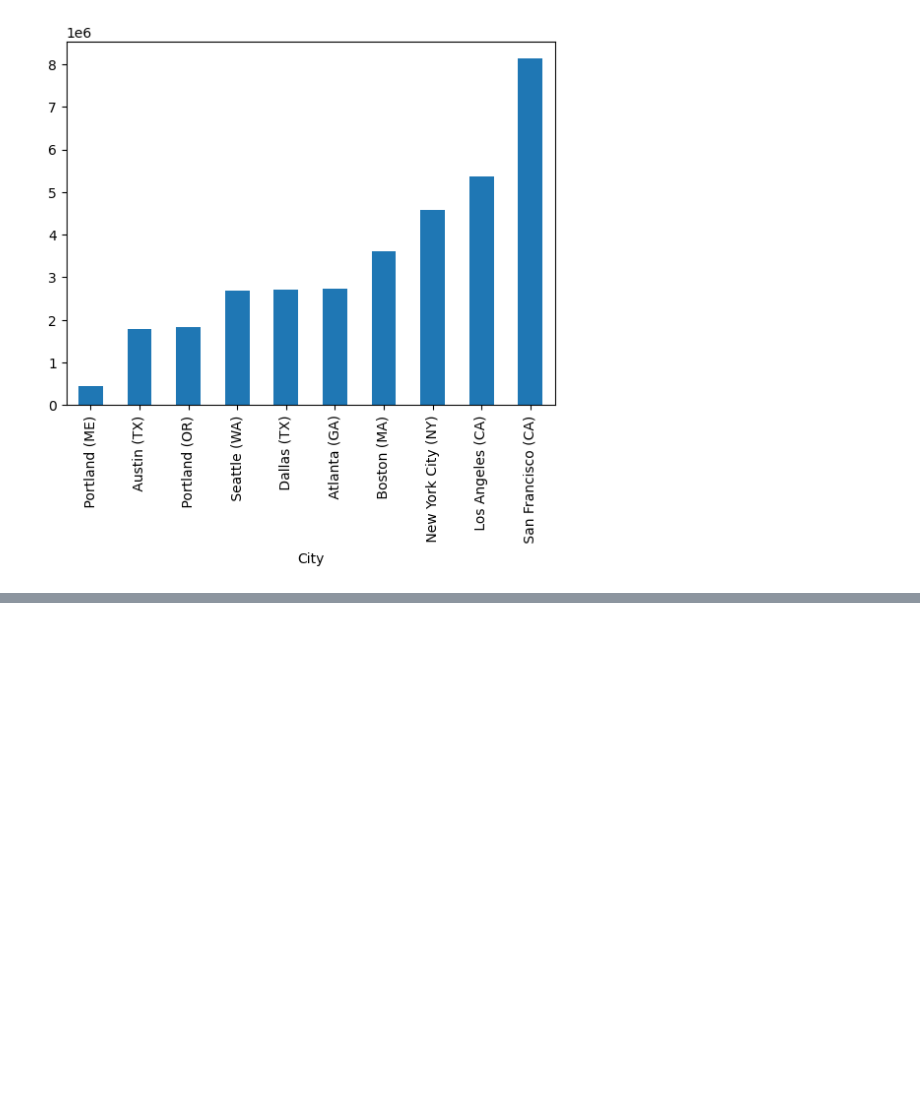
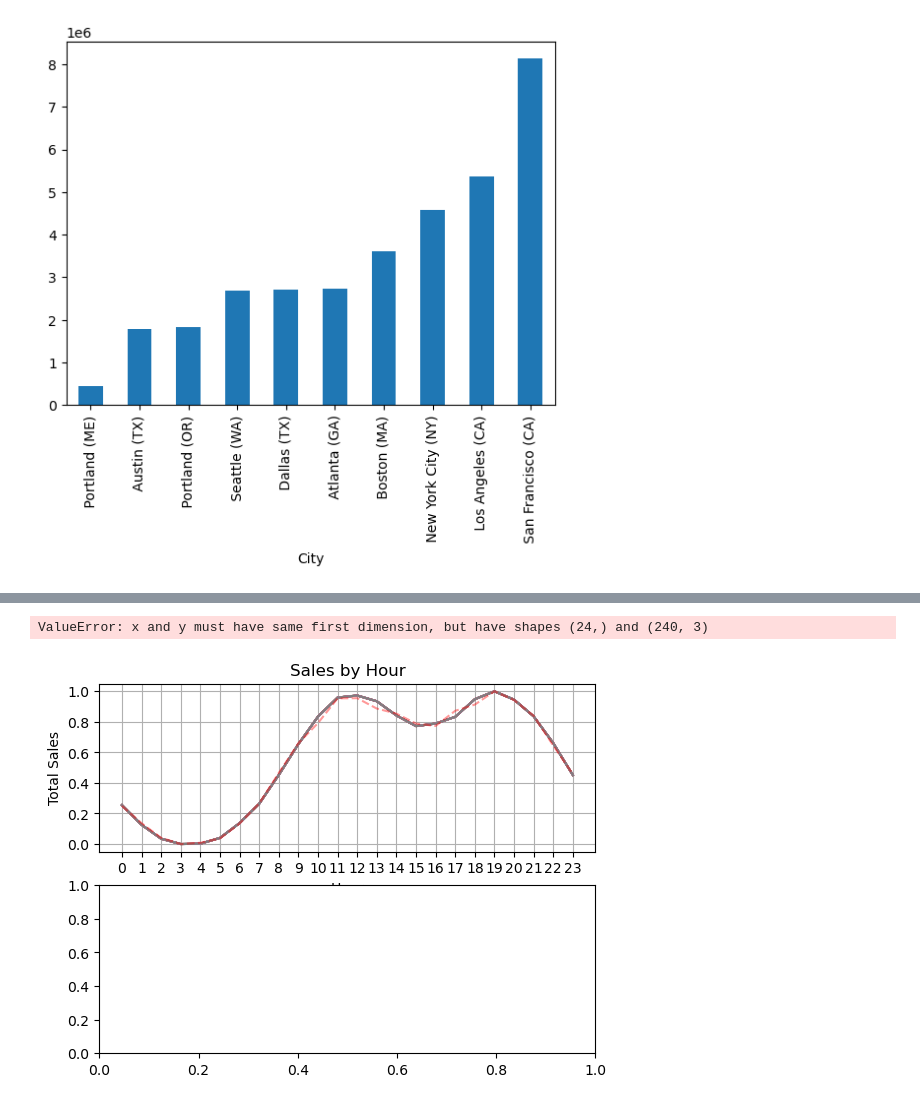
Before and after one commit to SergioMoraCodes/Pandas-Data-Science-Tasks, a Jupyter notebook: SalesAnalysis/Analysis.ipynb, the cells around one changed output, grey strips where cells are left out. Cells and saved outputs as stored; diff of their text form; code cells hidden in the pictures; blank space fills up the shorter version.

Commit message:
first plot with matplotlib, sales by hour, next step, plot sales by hour by city

```diff
--- a/SalesAnalysis/Analysis.ipynb
+++ b/SalesAnalysis/Analysis.ipynb
@@ -99,0 +113,2 @@ cities.sort_values().plot.bar()
+# %%
+df['Hour'] = df['Order Date'].dt.hour
@@ -99,0 +119,33 @@ cities.sort_values().plot.bar()
+# %%
+sales_hour = df.groupby(['Hour'])['Total'].sum()
+count_hour = df.groupby(['Hour']).count()
+max_s =sales_hour.max()
+min_s =sales_hour.min()
+norm_s = (sales_hour - min_s)/(max_s - min_s)
+
+max_c = count_hour.max()
+min_c = count_hour.min()
+norm_c = (count_hour - min_c)/(max_c - min_c)
+# %%
+sales_hour = df.groupby(df['Hour'])['Total'].sum()
+count_hour = df.groupby(df['Hour']).count()
+
+fig, axs = plt.subplots(2,1)
+sales_hour = df.groupby(df['Hour'])['Total'].sum()
+x = [hour for hour, df in df.groupby(df['Hour'])]
+
+axs[0].plot(x, norm_c)
+axs[0].set_title('Sales by Hour')
+axs[0].set_xlabel('Hour')
+axs[0].set_ylabel('Total Sales')
+axs[0].set_xticks(x)
+axs[0].grid()
+
+axs[0].plot(x, norm_s, linestyle='--', color='r', alpha=0.4)
+
+#Try making the same but for each city
+
+axs[1].plot(x, cit_h)
+# %% [output]
+ValueError: x and y must have same first dimension, but have shapes (24,) and (240, 3)
+[figure, added]
```
Also changed, not shown: parts of 4 cells of this notebook.
